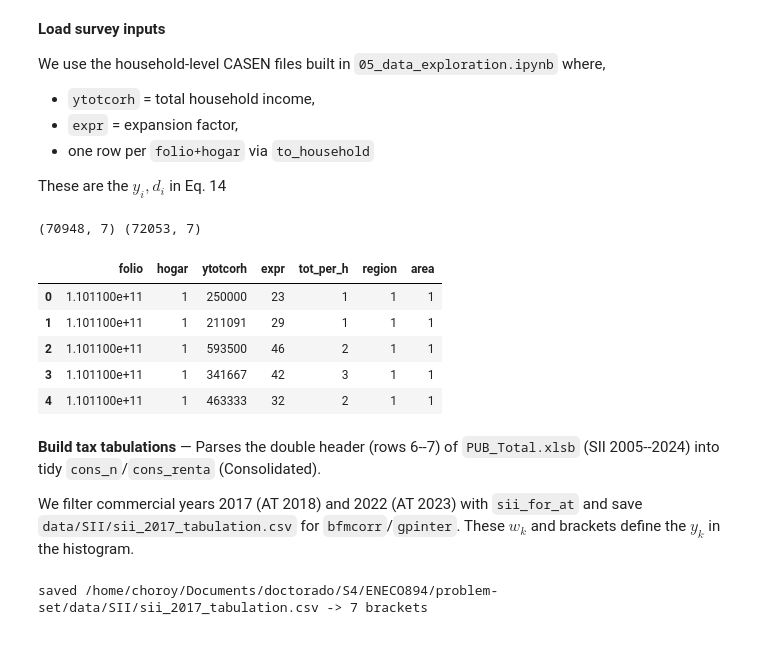
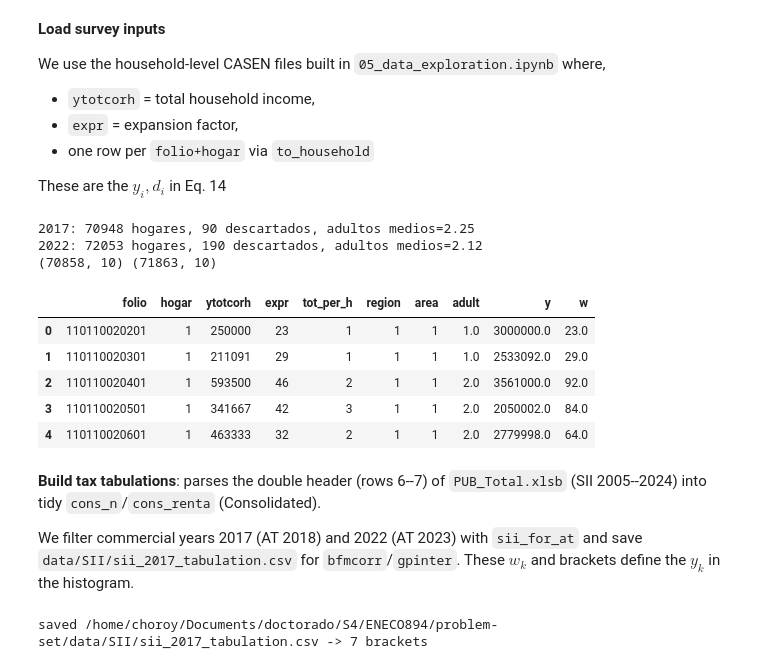
Before and after one commit to crisdonoli/measuring-inequality, a Jupyter notebook: notebooks/06_bfm.ipynb, the cells around one changed output. Saved outputs shown, nothing was run; the diff lists cells and outputs as text; code cells hidden in the pictures.

```diff
--- a/notebooks/06_bfm.ipynb
+++ b/notebooks/06_bfm.ipynb
@@ -55,20 +54,44 @@ We use the household-level CASEN files built in `05_data_exploration.ipynb` wher
 
 These are the $y_i, d_i$ in Eq. 14
 # %%
-hh17 = pd.read_parquet(ROOT / "data/processed/casen_2017_hh.parquet")
-hh22 = pd.read_parquet(ROOT / "data/processed/casen_2022_hh.parquet")
+def load_hh(year):
+    hh = pd.read_parquet(ROOT / f"data/processed/casen_{year}_hh.parquet")
+    ap = ROOT / f"data/processed/casen_{year}_adults.parquet"
+    if ap.exists():
+        ad = pd.read_parquet(ap)
+    else:
+        p = pd.read_stata(ROOT / f"data/CASEN/casen_{year}.dta", columns=["folio", "hogar", "edad"])
+        p["adult"] = (pd.to_numeric(p["edad"], errors="coerce") >= 20).astype(float)
+        ad = p.groupby(["folio", "hogar"], as_index=False)["adult"].sum()
+        ad.to_parquet(ap, index=False)
+    for d in (hh, ad):
+        d["folio"] = pd.to_numeric(d["folio"]).astype("int64")
+        d["hogar"] = pd.to_numeric(d["hogar"]).astype("int64")
+    hh = hh.merge(ad, on=["folio", "hogar"], how="left")
+    hh["adult"] = hh["adult"].fillna(1).clip(lower=1)
+    # annual income per adult, weight = expansion factor x adults (see 03.tex §Normalization of units)
+    hh["y"] = hh["ytotcorh"].astype(float) * 12.0 / hh["adult"]
+    hh["w"] = hh["expr"].astype(float) * hh["adult"]
+    ok = np.isfinite(hh["y"]) & np.isfinite(hh["w"]) & (hh["y"] > 0) & (hh["w"] > 0)
+    print(f"{year}: {len(hh)} hogares, {int((~ok).sum())} descartados, adultos medios={hh['adult'].mean():.2f}")
+    return hh[ok].reset_index(drop=True)
+
+hh17 = load_hh(2017)
+hh22 = load_hh(2022)
 print(hh17.shape, hh22.shape)
 hh17.head()
 # %% [output]
-(70948, 7) (72053, 7)
+2017: 70948 hogares, 90 descartados, adultos medios=2.25
+2022: 72053 hogares, 190 descartados, adultos medios=2.12
+(70858, 10) (71863, 10)
-|  | folio | hogar | ytotcorh | expr | tot_per_h | region | area |
-| 0 | 1.101100e+11 | 1 | 250000 | 23 | 1 | 1 | 1 |
-| 1 | 1.101100e+11 | 1 | 211091 | 29 | 1 | 1 | 1 |
-| 2 | 1.101100e+11 | 1 | 593500 | 46 | 2 | 1 | 1 |
-| 3 | 1.101100e+11 | 1 | 341667 | 42 | 3 | 1 | 1 |
-| 4 | 1.101100e+11 | 1 | 463333 | 32 | 2 | 1 | 1 |
+|  | folio | hogar | ytotcorh | expr | tot_per_h | region | area | adult | y | w |
+| 0 | 110110020201 | 1 | 250000 | 23 | 1 | 1 | 1 | 1.0 | 3000000.0 | 23.0 |
+| 1 | 110110020301 | 1 | 211091 | 29 | 1 | 1 | 1 | 1.0 | 2533092.0 | 29.0 |
+| 2 | 110110020401 | 1 | 593500 | 46 | 2 | 1 | 1 | 2.0 | 3561000.0 | 92.0 |
+| 3 | 110110020501 | 1 | 341667 | 42 | 3 | 1 | 1 | 2.0 | 2050002.0 | 84.0 |
+| 4 | 110110020601 | 1 | 463333 | 32 | 2 | 1 | 1 | 2.0 | 2779998.0 | 64.0 |
 # %% [markdown]
-**Build tax tabulations** — Parses the double header (rows 6--7) of `PUB_Total.xlsb` (SII 2005--2024) into tidy `cons_n`/`cons_renta` (Consolidated).
+**Build tax tabulations**: parses the double header (rows 6--7) of `PUB_Total.xlsb` (SII 2005--2024) into tidy `cons_n`/`cons_renta` (Consolidated).
 
 We filter commercial years 2017 (AT 2018) and 2022 (AT 2023) with `sii_for_at` and save `data/SII/sii_2017_tabulation.csv` for `bfmcorr`/`gpinter`. These $w_k$ and brackets define the $y_k$ in the histogram.
 # %%
```
Also changed, not shown: parts of 14 cells of this notebook, 10 other files.
